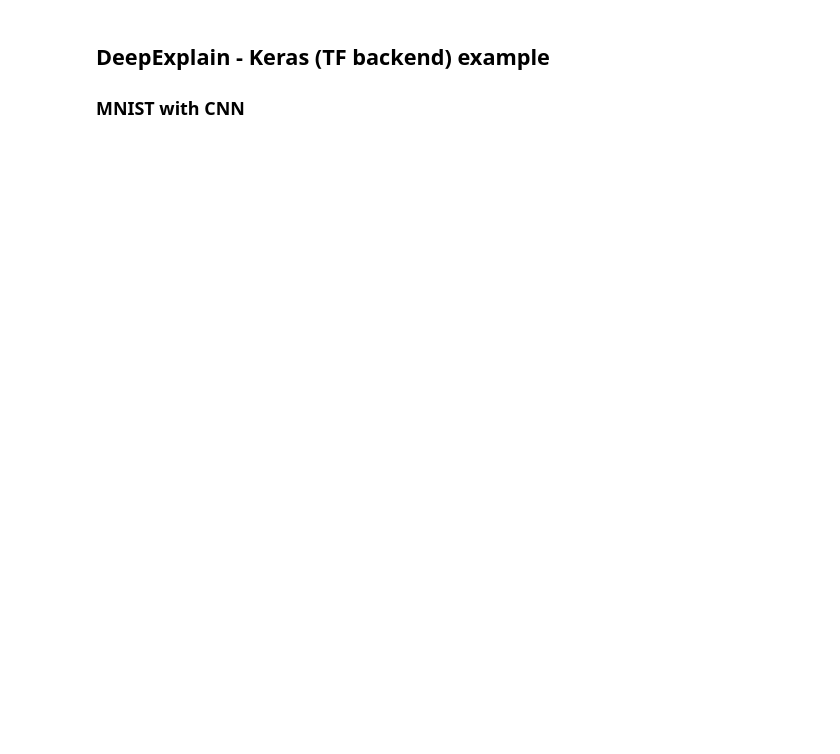
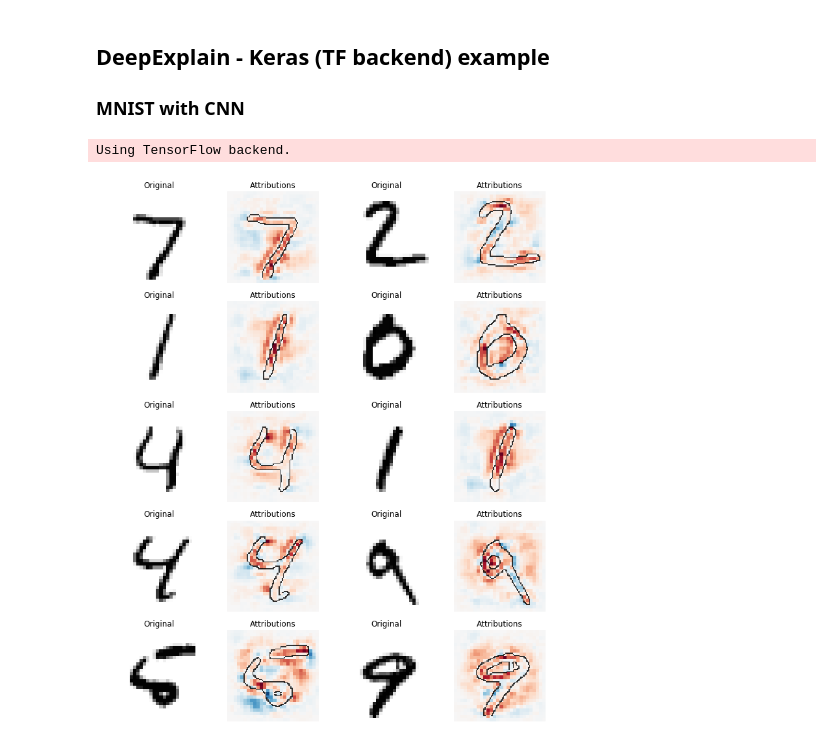
Before and after one commit to marcoancona/DeepExplain, a Jupyter notebook: examples/mint_cnn_keras.ipynb, the cells around one changed output. Cells and saved outputs as stored; diff of their text form; code cells hidden in the pictures; blank space fills up the shorter version.

Commit message:
Keras MNIST CNN example ready

```diff
--- a/examples/mint_cnn_keras.ipynb
+++ b/examples/mint_cnn_keras.ipynb
@@ -7,12 +7,16 @@ from __future__ import division
 from __future__ import print_function
 
 import tempfile, sys, os
+sys.path.insert(0, os.path.abspath('..'))
+
 import keras
 from keras.datasets import mnist
 from keras.models import Sequential
-from keras.layers import Dense, Dropout, Flatten
+from keras.layers import Dense, Dropout, Flatten, Activation
 from keras.layers import Conv2D, MaxPooling2D
 from keras import backend as K
 
 # Import DeepExplain
 from deepexplain.tensorflow import DeepExplain
+# %% [output]
+Using TensorFlow backend.
@@ -58,10 +23,12 @@ def plot(data, xi=None, cmap='RdBu_r', axis=plt, percentile=99.5):
 # %%
 # Train a network.
-# In this example the network is trained within the DeepExplain context.
+# Note: In this example the network is trained within the DeepExplain context.
+# However this is not necessary, see `mnist_tensorflow` notebook for an example where DeepExplain
+# is used on a pre-trained network.
 
 batch_size = 128
 num_classes = 10
-epochs = 12
+epochs = 1
 
 # input image dimensions
 img_rows, img_cols = 28, 28
@@ -82,6 +49,8 @@ x_train = x_train.astype('float32')
 x_test = x_test.astype('float32')
 x_train /= 255
 x_test /= 255
+x_train = (x_train - 0.5) * 2
+x_test = (x_test - 0.5) * 2
 print('x_train shape:', x_train.shape)
 print(x_train.shape[0], 'train samples')
 print(x_test.shape[0], 'test samples')
@@ -90,7 +59,7 @@ print(x_test.shape[0], 'test samples')
 y_train = keras.utils.to_categorical(y_train, num_classes)
 y_test = keras.utils.to_categorical(y_test, num_classes)
 
-with DeepExplain():  # <-- init DeepExplain context
+with DeepExplain(session=K.get_session()) as de:  # <-- init DeepExplain context
 
     model = Sequential()
     model.add(Conv2D(32, kernel_size=(3, 3),
@@ -102,7 +71,9 @@ with DeepExplain():  # <-- init DeepExplain context
     model.add(Flatten())
     model.add(Dense(128, activation='relu'))
     model.add(Dropout(0.5))
-    model.add(Dense(num_classes, activation='softmax'))
+    model.add(Dense(num_classes))
+    model.add(Activation('softmax'))
+    # ^ notice that the final softmax must be in its own layer if we want to target pre-softmax units
 
     model.compile(loss=keras.losses.categorical_crossentropy,
                   optimizer=keras.optimizers.Adadelta(),
@@ -122,4 +93,19 @@ with DeepExplain():  # <-- init DeepExplain context
     ys = y_test[0:10]
     input_tensor = model.layers[0].input
     target_tensor = model.layers[-1].input  # < target logits pre-softmax!
-    attributons = de.explain('grad*input', target_tensor * ys, input_tensor, xs)
+    attributions = de.explain('grad*input', target_tensor * ys, input_tensor, xs)
+# %%
+# Plot attributions
+from utils import plot, plt
+%matplotlib inline
+
+n_cols = 4
+n_rows = int(len(attributions) / 2)
+fig, axes = plt.subplots(nrows=n_rows, ncols=n_cols, figsize=(3*n_cols, 3*n_rows))
+
+for i, a in enumerate(attributions):
+    row, col = divmod(i, 2)
+    plot(xs[i].reshape(28, 28), cmap='Greys', axis=axes[row, col*2]).set_title('Original')
+    plot(a.reshape(28,28), xi = xs[i], axis=axes[row,col*2+1]).set_title('Attributions')
+# %% [output]
+[figure, added]
```
Also changed, not shown: parts of 2 cells of this notebook.
